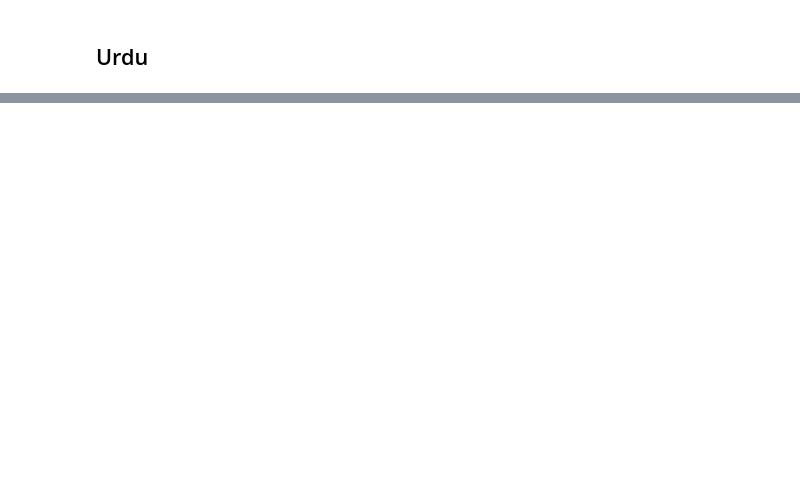
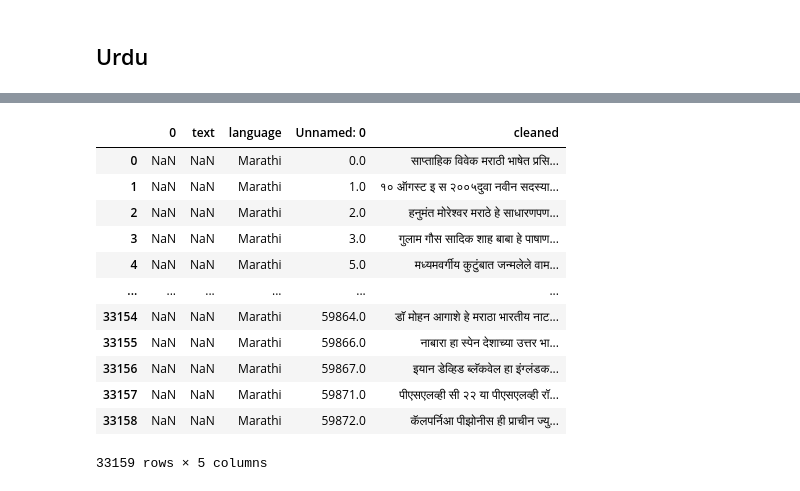
Before and after one commit to pranavagrawal321/Language-Identification, a Jupyter notebook: preprocessing.ipynb, the cells around one changed output, grey strips where cells are left out. Saved outputs shown, nothing was run; the diff lists cells and outputs as text; code cells hidden in the pictures; blank space fills up the shorter version.

```diff
--- a/preprocessing.ipynb
+++ b/preprocessing.ipynb
@@ -1814,0 +2451,2 @@ data.head()
+# %%
+data.dropna(subset='language', inplace=True)
@@ -1814,0 +2462,16 @@ data.head()
+# %%
+data[data['cleaned'].notna()]
+# %% [output]
+|  | 0 | text | language | Unnamed: 0 | cleaned |
+| 0 | NaN | NaN | Marathi | 0.0 | साप्ताहिक विवेक मराठी भाषेत प्रसि... |
+| 1 | NaN | NaN | Marathi | 1.0 | १० ऑगस्ट इ स २००५दुवा नवीन सदस्या... |
+| 2 | NaN | NaN | Marathi | 2.0 | हनुमंत मोरेश्वर मराठे हे साधारणपण... |
+| 3 | NaN | NaN | Marathi | 3.0 | गुलाम गौस सादिक शाह बाबा हे पाषाण... |
+| 4 | NaN | NaN | Marathi | 5.0 | मध्यमवर्गीय कुटुंबात जन्मलेले वाम... |
+| ... | ... | ... | ... | ... | ... |
+| 33154 | NaN | NaN | Marathi | 59864.0 | डॉ मोहन आगाशे हे मराठा भारतीय नाट... |
+| 33155 | NaN | NaN | Marathi | 59866.0 | नाबारा हा स्पेन देशाच्या उत्तर भा... |
+| 33156 | NaN | NaN | Marathi | 59867.0 | इयान डेव्हिड ब्लॅकवेल हा इंग्लंडक... |
+| 33157 | NaN | NaN | Marathi | 59871.0 | पीएसएलव्ही सी २२ या पीएसएलव्ही रॉ... |
+| 33158 | NaN | NaN | Marathi | 59872.0 | कॅलपर्निआ पीझोनीस ही प्राचीन ज्यु... |
+33159 rows × 5 columns
```
Also changed, not shown: parts of 118 cells of this notebook.
